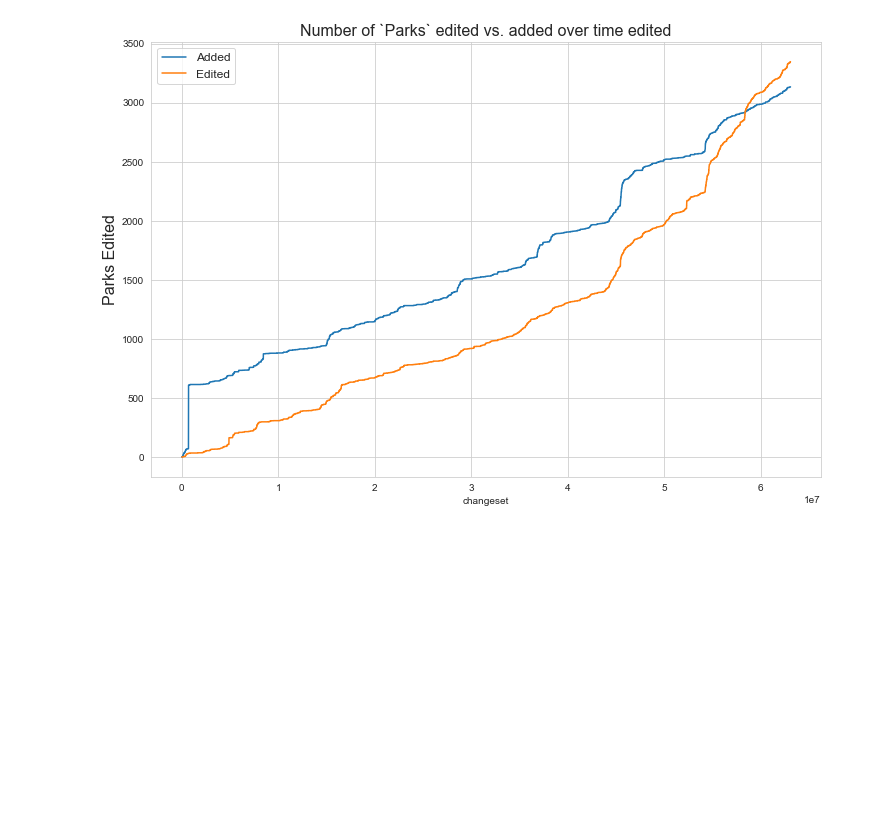
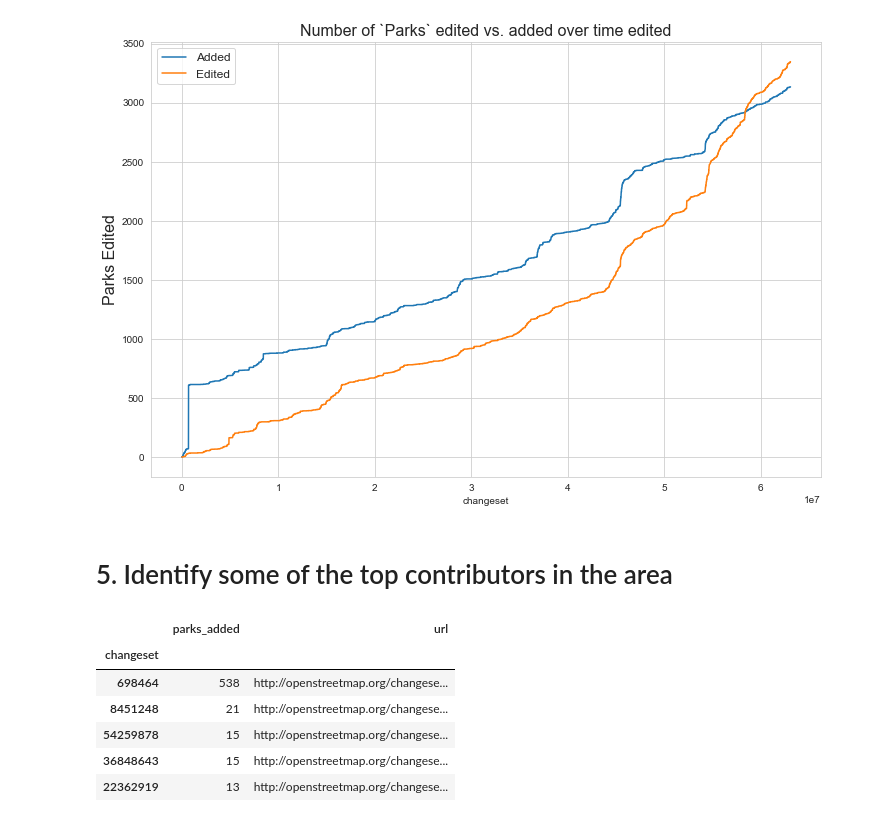
Before and after one commit to jenningsanderson/sotmus-analysis, a Jupyter notebook: analysis/Per-Changeset-Analysis.ipynb, the cells around one changed output. Cells and saved outputs as stored; diff of their text form; code cells hidden in the pictures; blank space fills up the shorter version.

```diff
--- a/analysis/Per-Changeset-Analysis.ipynb
+++ b/analysis/Per-Changeset-Analysis.ipynb
@@ -79,3 +84,15 @@ ax.set_title("Number of `Parks` edited vs. added over time edited",fontsize=16);
 ax.legend(['Added','Edited'], loc=0, fontsize=12);
 # %% [output]
 [figure]
+# %% [markdown]
+# 5. Identify some of the top contributors in the area
+# %%
+df.sort_values(by='parks_added',ascending=False)[['parks_added','url']].head()
+# %% [output]
+|  | parks_added | url |
+| changeset |  |  |
+| 698464 | 538 | http://openstreetmap.org/changese... |
+| 8451248 | 21 | http://openstreetmap.org/changese... |
+| 54259878 | 15 | http://openstreetmap.org/changese... |
+| 36848643 | 15 | http://openstreetmap.org/changese... |
+| 22362919 | 13 | http://openstreetmap.org/changese... |
```
Also changed, not shown: parts of 9 cells of this notebook, 2 other files.
